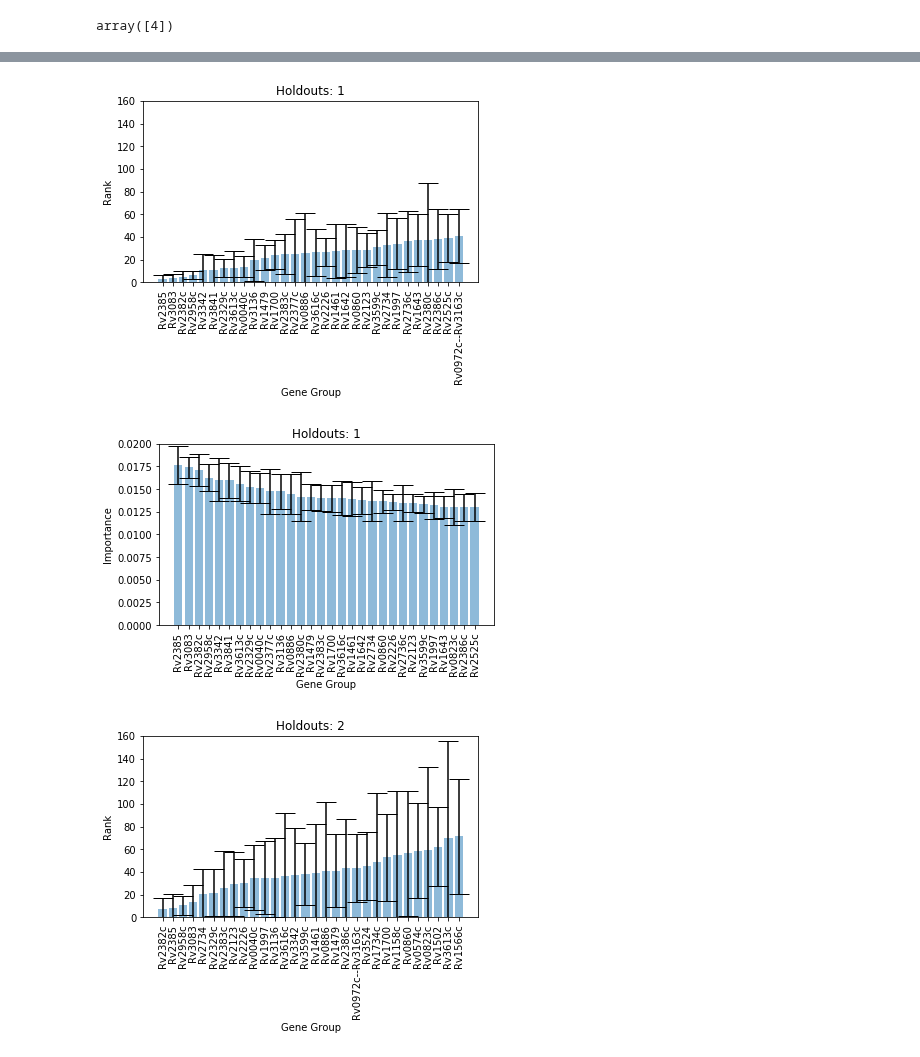
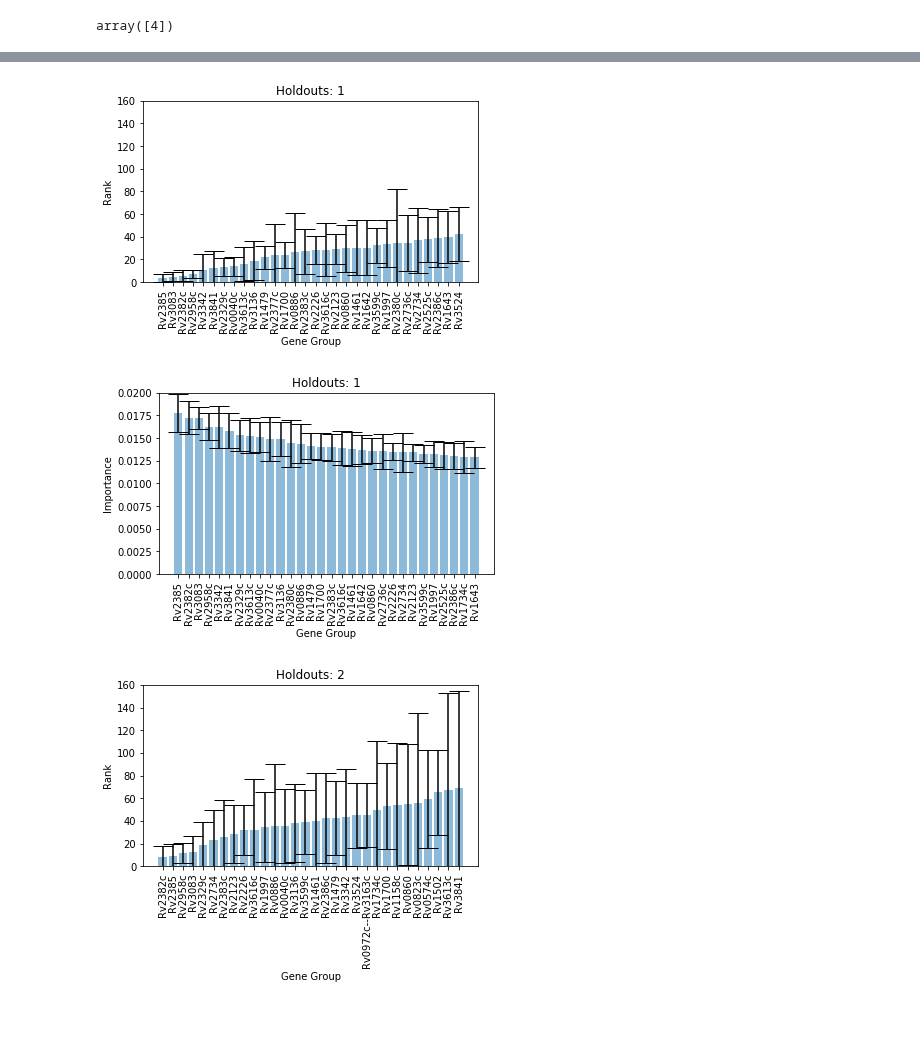
Before and after one commit to uwescience/old_xstate, a Jupyter notebook: notebooks/SVM Classification.ipynb, the cells around one changed output, grey strips where cells are left out. Cells and saved outputs as stored; diff of their text form; code cells hidden in the pictures; blank space fills up the shorter version.

```diff
--- a/notebooks/SVM Classification.ipynb
+++ b/notebooks/SVM Classification.ipynb
@@ -117,18 +67,13 @@ for n in range(5):
 # %%
 # Analysis of rank of gene for multiple iterations of cross validations
-def pruneNormoxia(container):
-    new_container = container.copy()
-    new_container = new_container.drop(index=["T1"])
-    return new_container
+df_X = data.df_X.copy()
 for holdouts in [1, 2]:
-    df_X = pruneNormoxia(data.df_X)
-    ser_y = pruneNormoxia(data.ser_y)
     df_X.columns = data.features
-    result = classifier_ensemble.LinearSVMEnsemble.crossValidate(df_X, ser_y,
+    result = classifier_ensemble.LinearSVMEnsemble.crossValidate(df_X, data.ser_y,
                                                                  iterations=500, holdouts=holdouts)
     result.ensemble.plotRank(top=30, title="Holdouts: %d" % holdouts, ylim=(0,160))
     result.ensemble.plotImportance(top=30, title="Holdouts: %d" % holdouts, ylim=(0, 0.02))
 # %% [output]
-[figure, old version]
+[figure, new version]
-[figure, old version]
+[figure, new version]
-[figure, old version]
+[figure, new version]
```
Also changed, not shown: parts of 13 cells of this notebook, 1 other file.
